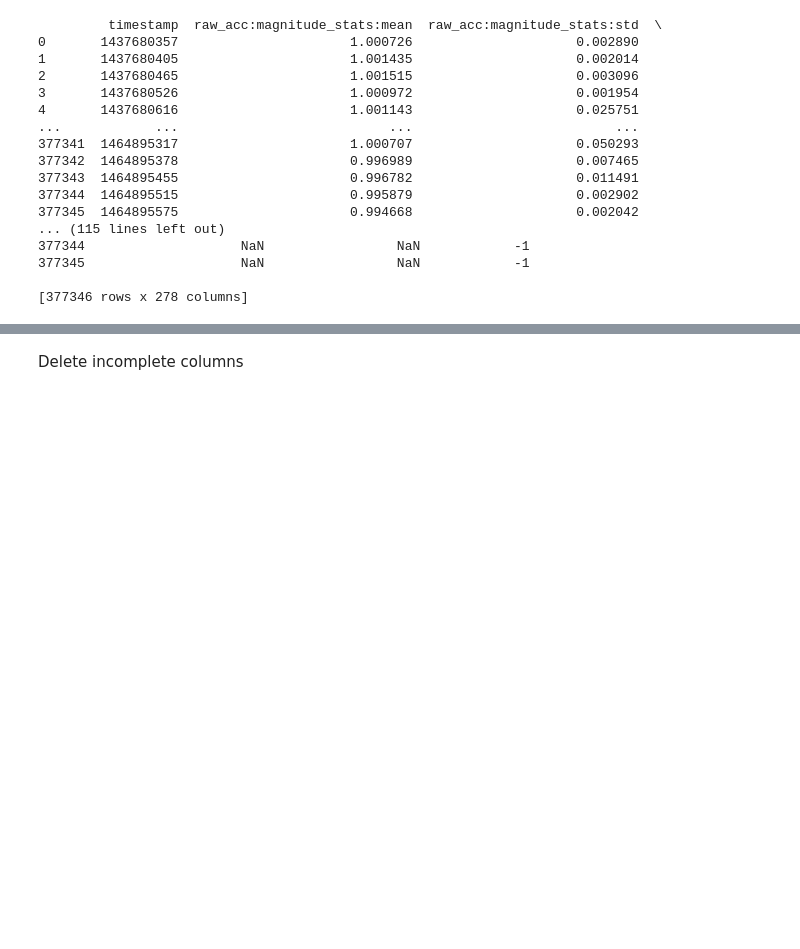
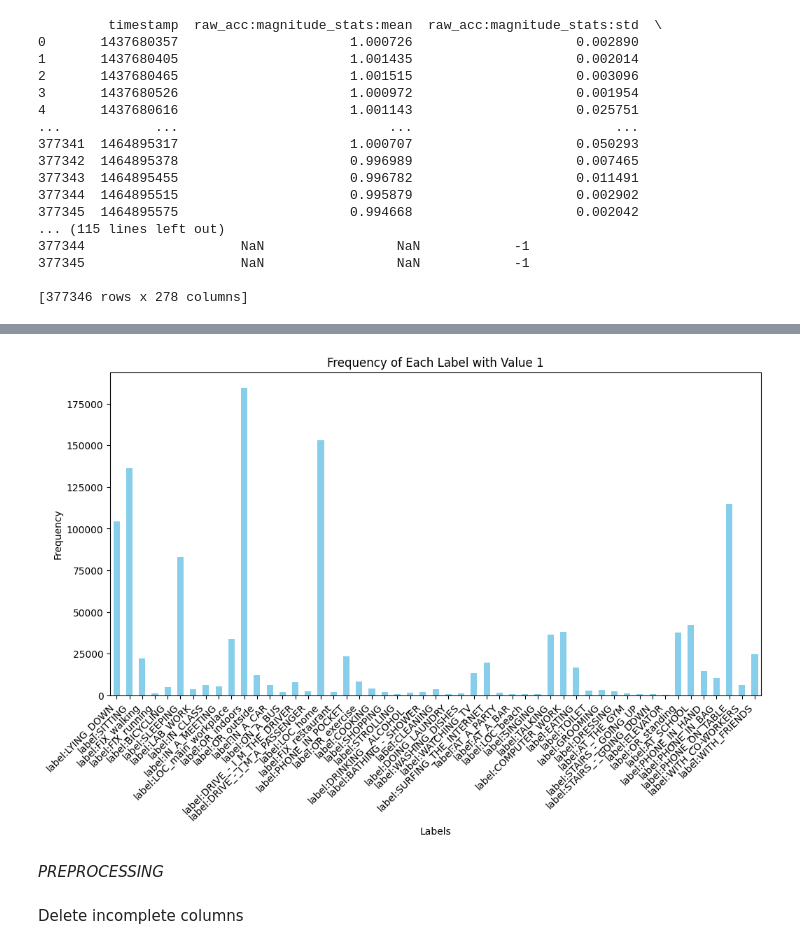
Before and after one commit to Waranika/DCU-EE514-DA-ML, a Jupyter notebook: Assignement/Assignement_1.ipynb, the cells around one changed output, grey strips where cells are left out. Cells and saved outputs as stored; diff of their text form; code cells hidden in the pictures; blank space fills up the shorter version.

```diff
--- a/Assignement/Assignement_1.ipynb
+++ b/Assignement/Assignement_1.ipynb
@@ -44,3 +142,23 @@ PREPROCESSING
+# %%
+# Extracting only the 'label' columns
+label_columns = df.filter(like='label:')
+
+
+# Counting the occurrences of value 1 in each 'label' column
+label_counts = label_columns.sum()
+
+# Plotting the bar graph
+plt.figure(figsize=(12, 6))
+label_counts.plot(kind='bar', color='skyblue')
+plt.title('Frequency of Each Label with Value 1')
+plt.xlabel('Labels')
+plt.ylabel('Frequency')
+plt.xticks(rotation=45, ha='right')
+plt.show()
+# %% [output]
+[figure, added]
+# %% [markdown]
+*PREPROCESSING*
 # %% [markdown]
 Delete incomplete columns
 # %%
```
Also changed, not shown: parts of 15 cells of this notebook.
